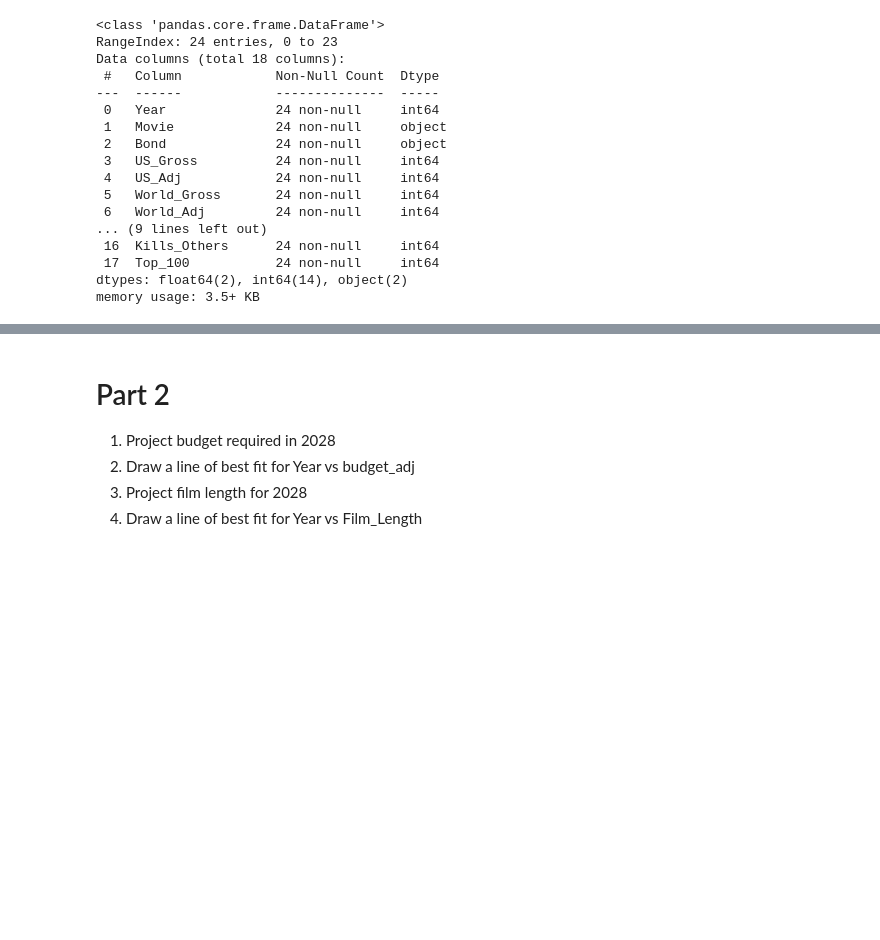
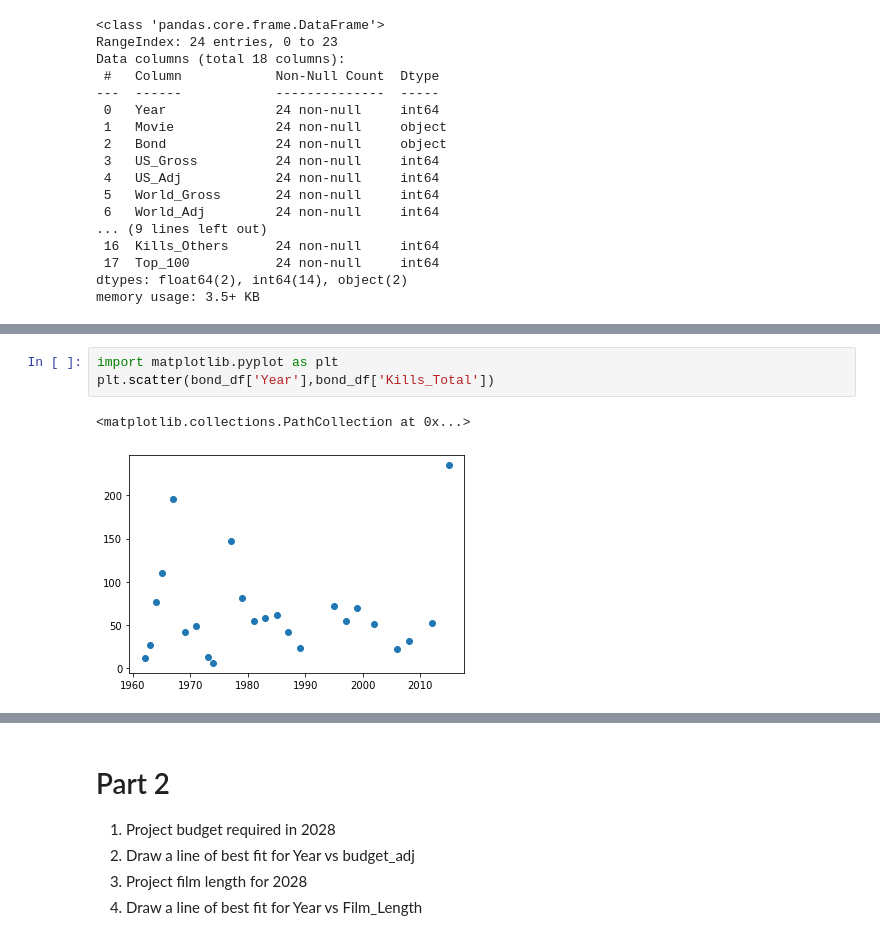
Before and after one commit to bndouglas/2022-08-Machine-Learning-for-UU, a Jupyter notebook: Notebooks/ch03 - Supervised Learning - Regression/06_lab02 - Linear Regression - James Bond.ipynb, the cells around one changed output, grey strips where cells are left out. Saved outputs shown, nothing was run; the diff lists cells and outputs as text; blank space fills up the shorter version.

```diff
--- a/Notebooks/ch03 - Supervised Learning - Regression/06_lab02 - Linear Regression - James Bond.ipynb
+++ b/Notebooks/ch03 - Supervised Learning - Regression/06_lab02 - Linear Regression - James Bond.ipynb
@@ -101,3 +101,9 @@ bond_df
 | 21 | 2008 | Quantum of Solace | Daniel Craig | 169368427 | 182633 | 591692078 | 638035 | 230000 | 248014 | ... |
 | 22 | 2012 | Skyfall | Daniel Craig | 304360277 | 307770 | 1108561108 | 1120980 | 200000 | 202240 | ... |
 | 23 | 2015 | Spectre | Daniel Craig | 200074175 | 196647 | 879620923 | 864553 | 245000 | 240803 | ... |
+# %%
+import matplotlib.pyplot as plt
+plt.scatter(bond_df['Year'],bond_df['Kills_Total'])
+# %% [output]
+<matplotlib.collections.PathCollection at 0x...>
+[figure, added]
```
Also changed, not shown: parts of 1 cell of this notebook, 9 other files.
